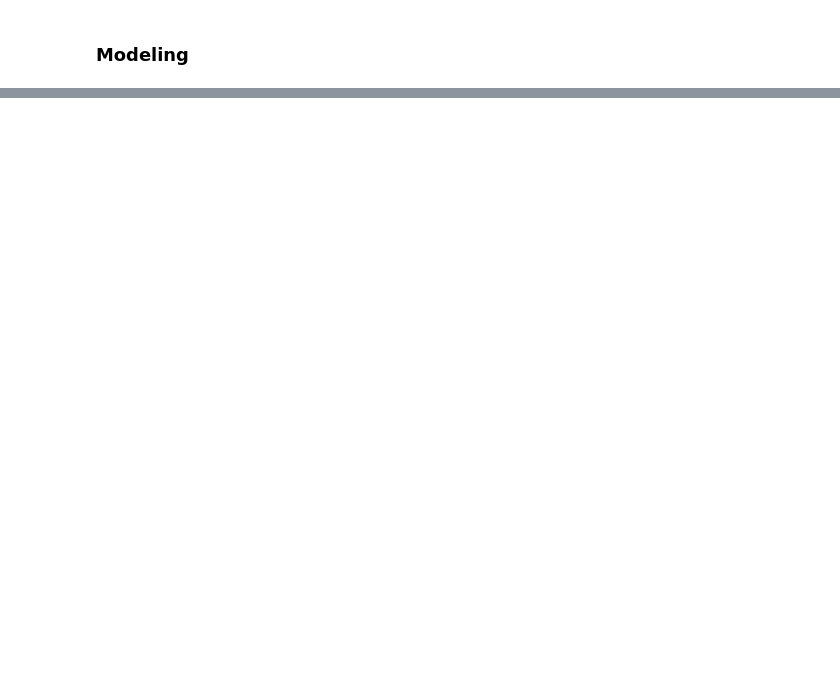
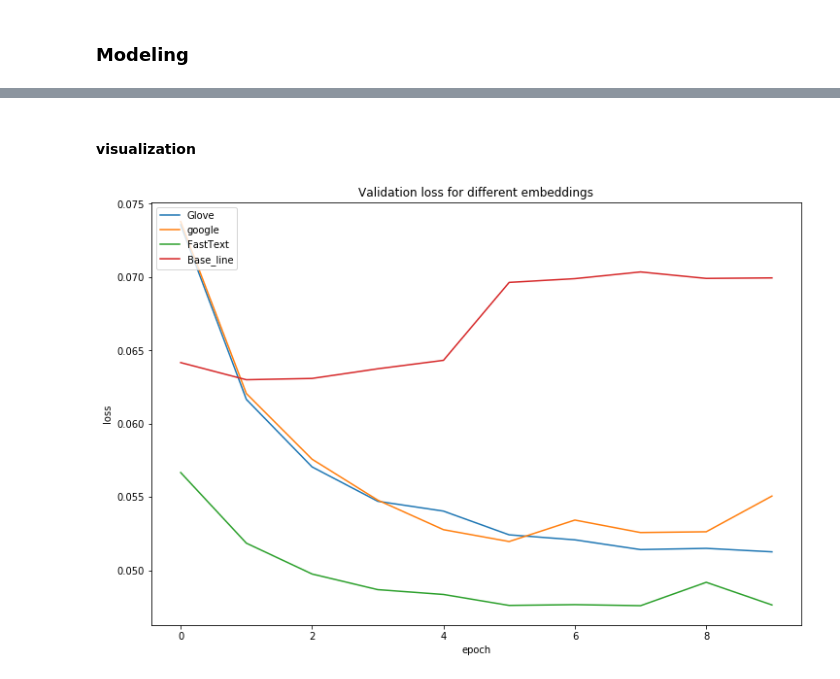
Before and after one commit to hjkim909/Toxic_Comment_Classification, a Jupyter notebook: Modeling.ipynb, the cells around one changed output, grey strips where cells are left out. Cells and saved outputs as stored; diff of their text form; code cells hidden in the pictures; blank space fills up the shorter version.

```diff
--- a/Modeling.ipynb
+++ b/Modeling.ipynb
@@ -149,0 +414,2 @@ list_tokenized_test = tokenizer.texts_to_sequences(list_sentences_test)
+# %%
+inp = Input(shape=(maxlen, ))
@@ -149,0 +418,16 @@ list_tokenized_test = tokenizer.texts_to_sequences(list_sentences_test)
+# %%
+embed_size = 240
+x = Embedding(len(tokenizer.word_index)+1, embed_size)(inp)
+#x = Conv1D(filters=100,kernel_size=4,padding='same', activation='relu')(x)
+#x=MaxPooling1D(pool_size=4)(x)
+x = Bidirectional(GRU(60, return_sequences=True,name='lstm_layer',dropout=0.2,recurrent_dropout=0.2))(x)
+x = GlobalMaxPool1D()(x)
+x = Dense(50, activation="relu")(x)
+x = Dropout(0.2)(x)
+x = Dense(6, activation="sigmoid")(x)
+# %%
+model = Model(inputs=inp, outputs=x)
+model.compile(loss='binary_crossentropy',
+                  optimizer='adam',
+                 metrics=['accuracy'])
+model.summary()
@@ -149,0 +452,5 @@ list_tokenized_test = tokenizer.texts_to_sequences(list_sentences_test)
+# %%
+batch_size = 128
+epochs = 10
+#uncomment below to train in your local machine
+hist_base = model.fit(X_t,y, batch_size=batch_size, epochs=epochs, validation_split=0.2)
@@ -149,0 +475,17 @@ list_tokenized_test = tokenizer.texts_to_sequences(list_sentences_test)
+# %% [markdown]
+#### visualization
+# %%
+#f, ax = plt.subplots(1)
+epochRange = np.arange(1,10,1)
+plt.subplots(figsize = (12,8))
+plt.plot(hist_glove.history['val_loss'])
+plt.plot(hist_google.history['val_loss'])
+plt.plot(hist_fasttext.history['val_loss'])
+plt.plot(hist_base.history['val_loss'])
+plt.title('Validation loss for different embeddings')
+plt.ylabel('loss')
+plt.xlabel('epoch')
+plt.legend(['Glove', 'google','FastText', 'Base_line'], loc='upper left')
+plt.show()
+# %% [output]
+[figure, added]
```
Also changed, not shown: parts of 33 cells of this notebook.
